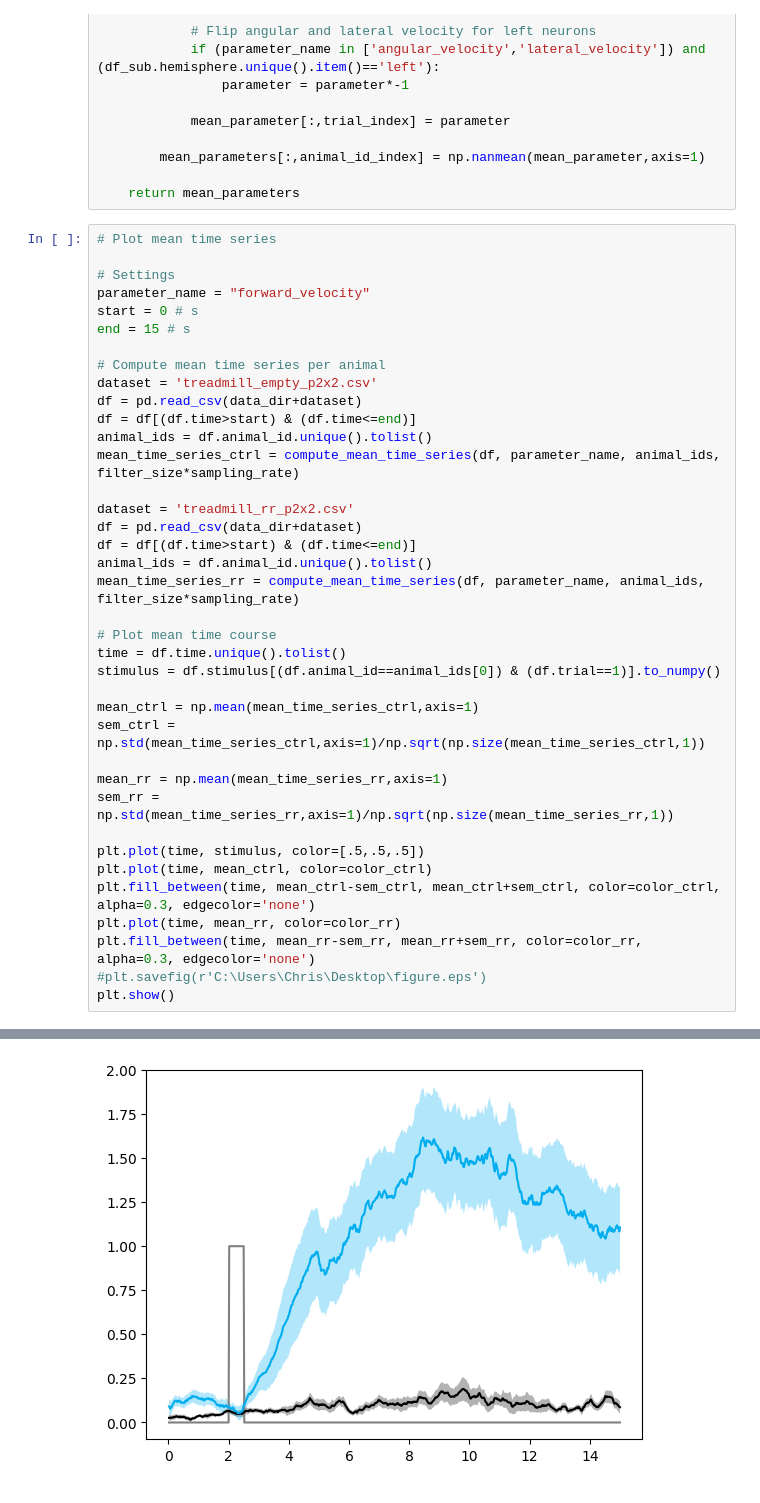
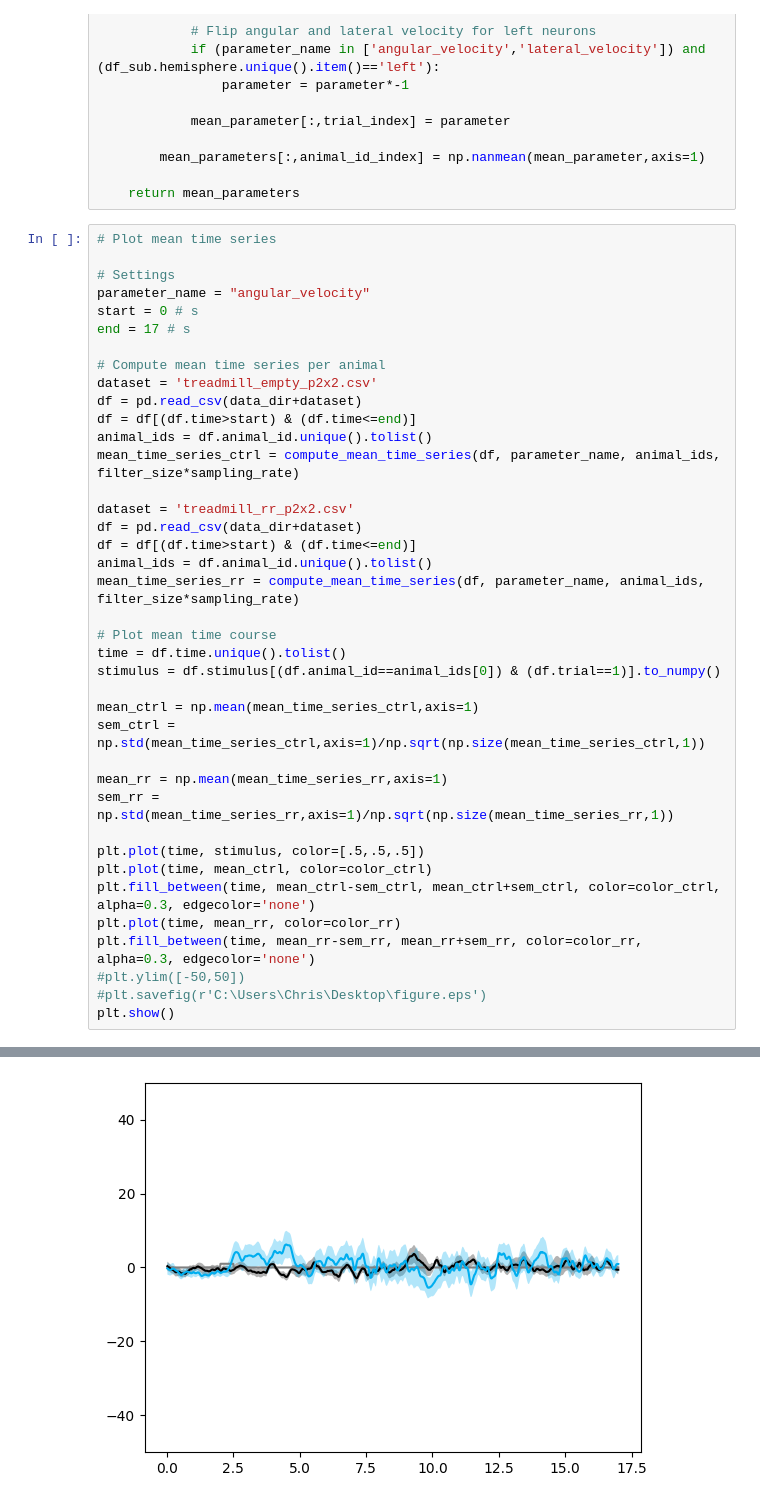
Before and after one commit to chrisjdallmann/roadrunner, a Jupyter notebook: code/p2x2_analysis.ipynb, the cells around one changed output, grey strips where cells are left out. Saved outputs shown, nothing was run; the diff lists cells and outputs as text.

```diff
--- a/code/p2x2_analysis.ipynb
+++ b/code/p2x2_analysis.ipynb
@@ -55,9 +55,9 @@ def compute_mean_time_series(df,parameter_name,animal_ids,filter_size):
 # Plot mean time series
 
 # Settings
-parameter_name = "forward_velocity"
+parameter_name = "angular_velocity"
 start = 0 # s
-end = 15 # s
+end = 17 # s
 
 # Compute mean time series per animal
 dataset = 'treadmill_empty_p2x2.csv'
@@ -87,6 +87,7 @@ plt.plot(time, mean_ctrl, color=color_ctrl)
 plt.fill_between(time, mean_ctrl-sem_ctrl, mean_ctrl+sem_ctrl, color=color_ctrl, alpha=0.3, edgecolor='none')
 plt.plot(time, mean_rr, color=color_rr)
 plt.fill_between(time, mean_rr-sem_rr, mean_rr+sem_rr, color=color_rr, alpha=0.3, edgecolor='none')
+#plt.ylim([-50,50])
 #plt.savefig(r'C:\Users\Chris\Desktop\figure.eps')
 plt.show()
 # %% [output]
@@ -93,4 +95,4 @@ plt.show()
-[figure, old version]
+[figure, new version]
 # %%
 # Plot means of mean time series
 
```
Also changed, not shown: parts of 5 cells of this notebook, 2 other files.
